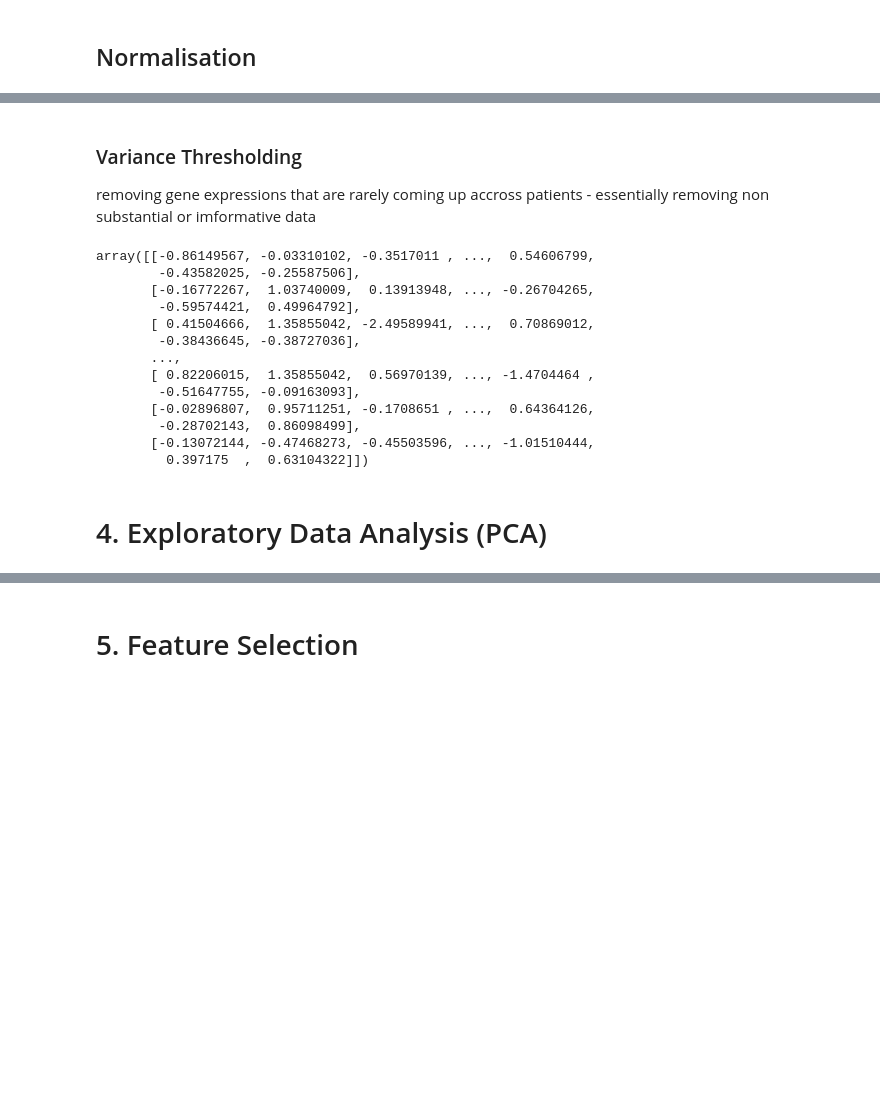
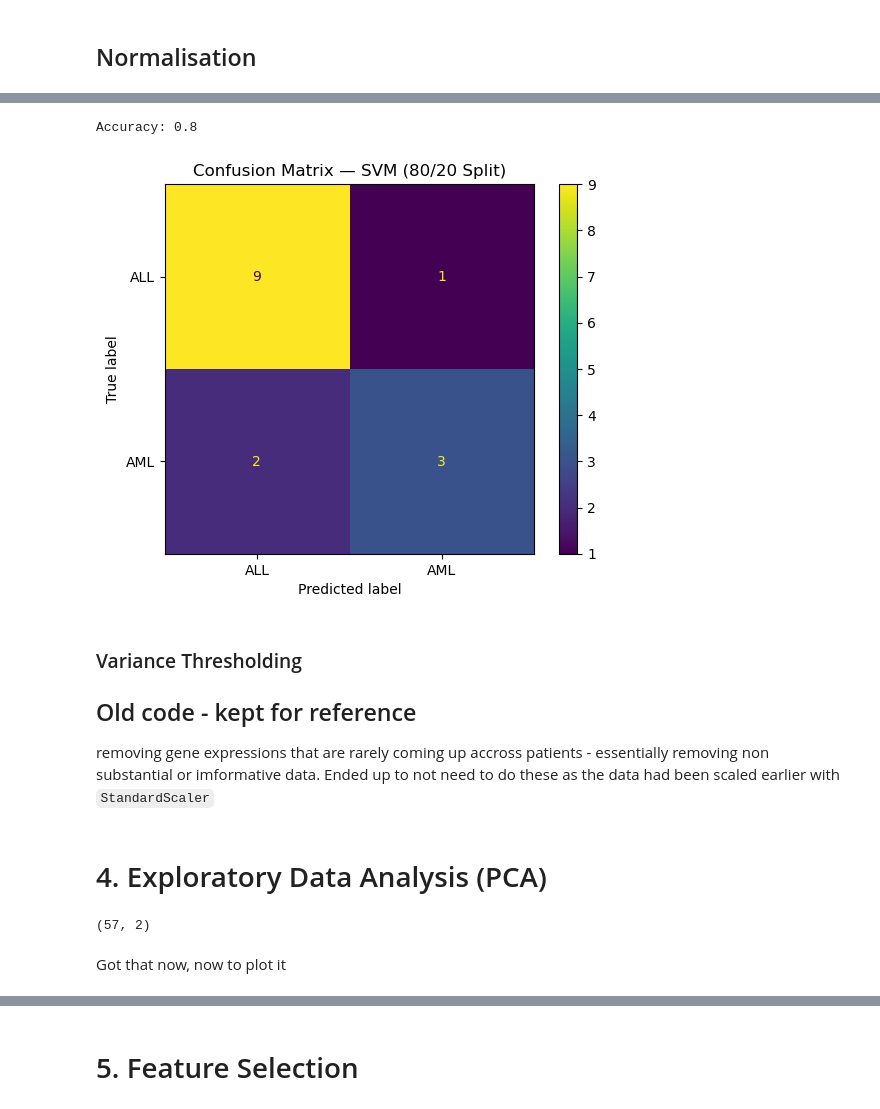
Before and after one commit to combiCaolan/MEIN40330-ML-Assignment, a Jupyter notebook: project.ipynb, the cells around one changed output, grey strips where cells are left out. Saved outputs shown, nothing was run; the diff lists cells and outputs as text; code cells hidden in the pictures; blank space fills up the shorter version.

````diff
--- a/project.ipynb
+++ b/project.ipynb
@@ -198,25 +167,48 @@ test_expr_scaled = scaler.transform(test_expr)
+# %%
+svm = SVC(kernel='linear', class_weight='balanced')
+svm.fit(X_train_scaled, y_train)
+predictions_svm = svm.predict(X_test_scaled)
+
+print("Accuracy:", accuracy_score(y_test, predictions_svm))
+
+cm = confusion_matrix(y_test, predictions_svm)
+disp = ConfusionMatrixDisplay(confusion_matrix=cm, display_labels=['ALL', 'AML'])
+disp.plot()
+plt.title('Confusion Matrix — SVM (80/20 Split)')
+plt.savefig('results/confusion_matrix_svm_8020.png', dpi=300, bbox_inches='tight')
+plt.show()
+# %% [output]
+Accuracy: 0.8
+[figure, added]
 # %% [markdown]
 ### Variance Thresholding
 
-removing gene expressions that are rarely coming up accross patients - essentially removing non substantial or imformative data
+## Old code - kept for reference
+
+removing gene expressions that are rarely coming up accross patients - essentially removing non substantial or imformative data. Ended up to not need to do these as the data had been scaled earlier with ```StandardScaler```
 # %%
 
-# X = [[0, 2, 0, 3], [0, 1, 4, 3], [0, 1, 1, 3]]
-selector = VarianceThreshold()
-selector.fit_transform(train_expr_scaled)
+# # X = [[0, 2, 0, 3], [0, 1, 4, 3], [0, 1, 1, 3]]
+# selector = VarianceThreshold(threshold=0.8)
+# train_selected = selector.fit_transform(train_expr_scaled)
+# test_selected = selector.transform(test_expr_scaled)
+
+# print("Before:", train_expr_scaled.shape)
+# print("After:", train_selected.shape)
+
+# import numpy as np
+# variances = np.var(train_expr_scaled, axis=0)
+# print(variances.min())
+# print(variances.max())
+# print(variances.mean())
-# %% [output]
-array([[-0.86149567, -0.03310102, -0.3517011 , ...,  0.54606799,
-        -0.43582025, -0.25587506],
-       [-0.16772267,  1.03740009,  0.13913948, ..., -0.26704265,
-        -0.59574421,  0.49964792],
-       [ 0.41504666,  1.35855042, -2.49589941, ...,  0.70869012,
-        -0.38436645, -0.38727036],
-       ...,
-       [ 0.82206015,  1.35855042,  0.56970139, ..., -1.4704464 ,
-        -0.51647755, -0.09163093],
-       [-0.02896807,  0.95711251, -0.1708651 , ...,  0.64364126,
-        -0.28702143,  0.86098499],
-       [-0.13072144, -0.47468273, -0.45503596, ..., -1.01510444,
-         0.397175  ,  0.63104322]])
 # %% [markdown]
 # 4. Exploratory Data Analysis (PCA)
+# %%
+pca = PCA(n_components=2)
+pca_result = pca.fit_transform(X_train_scaled)
+
+print(pca_result.shape)
+# %% [output]
+(57, 2)
+# %% [markdown]
+Got that now, now to plot it
````
Also changed, not shown: parts of 35 cells of this notebook, 5 other files.
